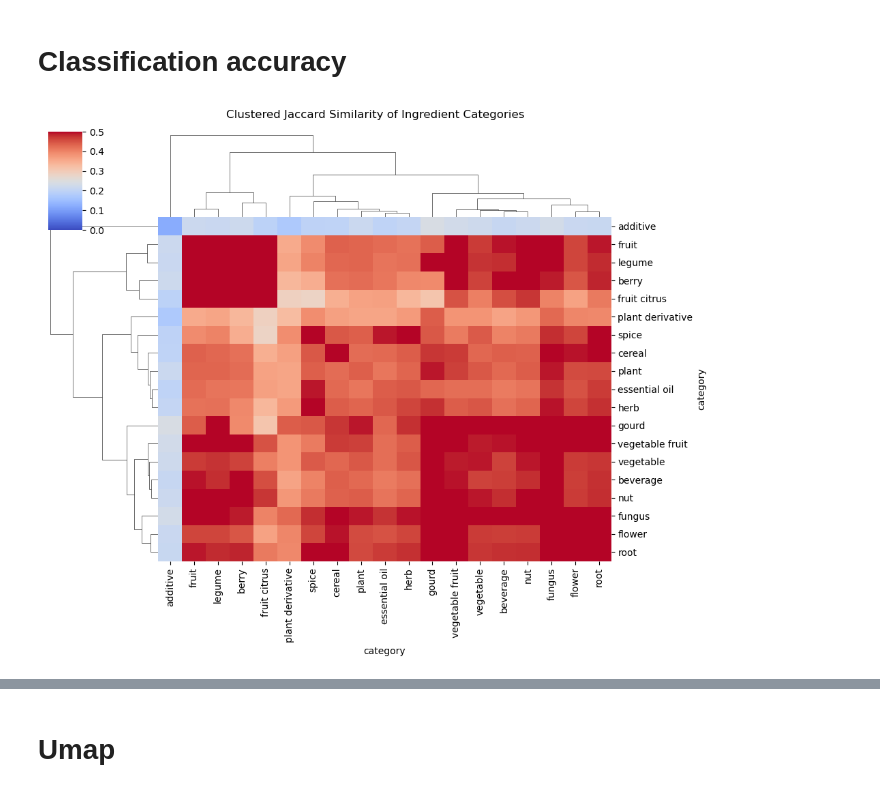
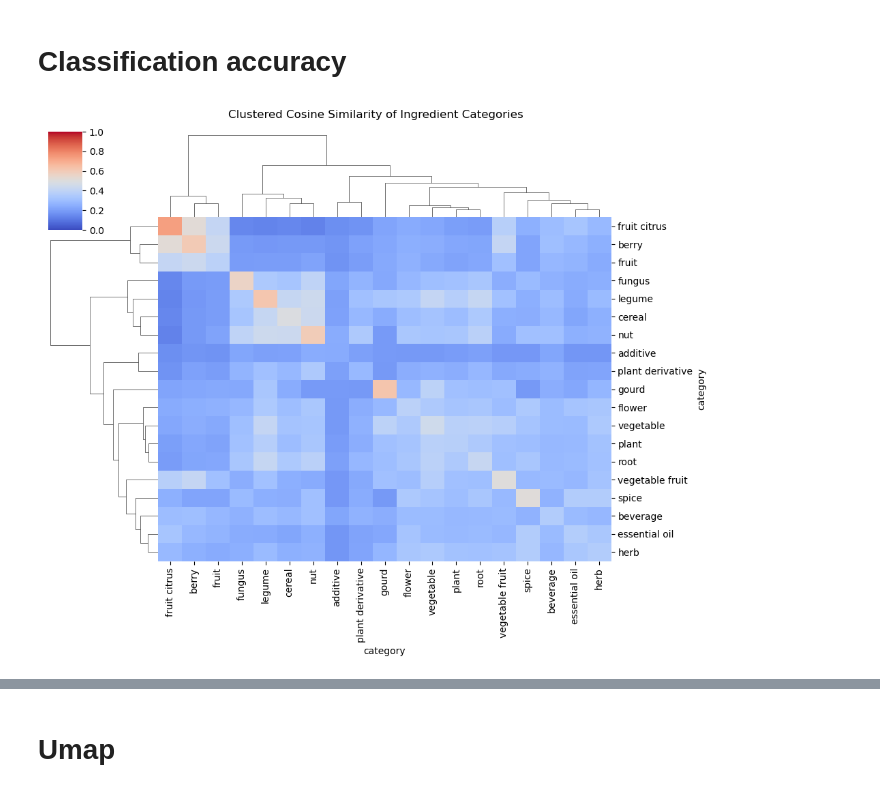
Before and after one commit to jp-clement/plantes_indigenes_can, a Jupyter notebook: data_exploration.ipynb, the cells around one changed output, grey strips where cells are left out. Cells and saved outputs as stored; diff of their text form; code cells hidden in the pictures.

Commit message:
Dynamic determination of similarity metric based on reduce_dim

```diff
--- a/data_exploration.ipynb
+++ b/data_exploration.ipynb
@@ -618,19 +616,35 @@ jaccard_sim_mean = jaccard_sim_mean.groupby('category').mean()
 # %%
-# --- Cluster the category-level similarity matrix ---
-sns.clustermap(
-    jaccard_sim_mean,
+if config["reduce_dim"]:
+    similarity_matrix = cosine_similarity_matrix(df1[desc])
+    similarity_name = "cosine"
+else:
+    similarity_matrix = jaccard_similarity_matrix(df1[desc])
+    similarity_name = "jaccard"
+
+
+# Average similarity per category
+# ---------------------------------------------------------
+sim = similarity_matrix.copy()
+
+sim["category"] = df1["category"].values
+sim_mean = sim.groupby("category").mean()
+
+sim_mean = sim_mean.T
+sim_mean["category"] = df1["category"].values
+sim_mean = sim_mean.groupby("category").mean()
+
+g = sns.clustermap(
+    sim_mean,
     cmap="coolwarm",
-    vmin=0, vmax=0.5,
+    vmin=0,
+    vmax=1,
     method="ward",
     metric="euclidean",
     figsize=(10, 8)
 )
+g.fig.suptitle(f"Clustered {similarity_name.capitalize()} Similarity of Ingredient Categories", y=1.02)
 
-plt.suptitle("Clustered Jaccard Similarity of Ingredient Categories", y=1.02)
-
-save_path = os.path.join("output", "cat_clustered_jaccard.png")
-plt.savefig(save_path, dpi=300, bbox_inches='tight')
-
-plt.show()
+save_path = "output/cat_clustered_heatmap.png"
+g.savefig(save_path, dpi=config.get("dpi", 300), bbox_inches="tight")
 # %% [output]
-[figure, old version]
+[figure, new version]
```
Also changed, not shown: parts of 24 cells of this notebook, 2 other files.
